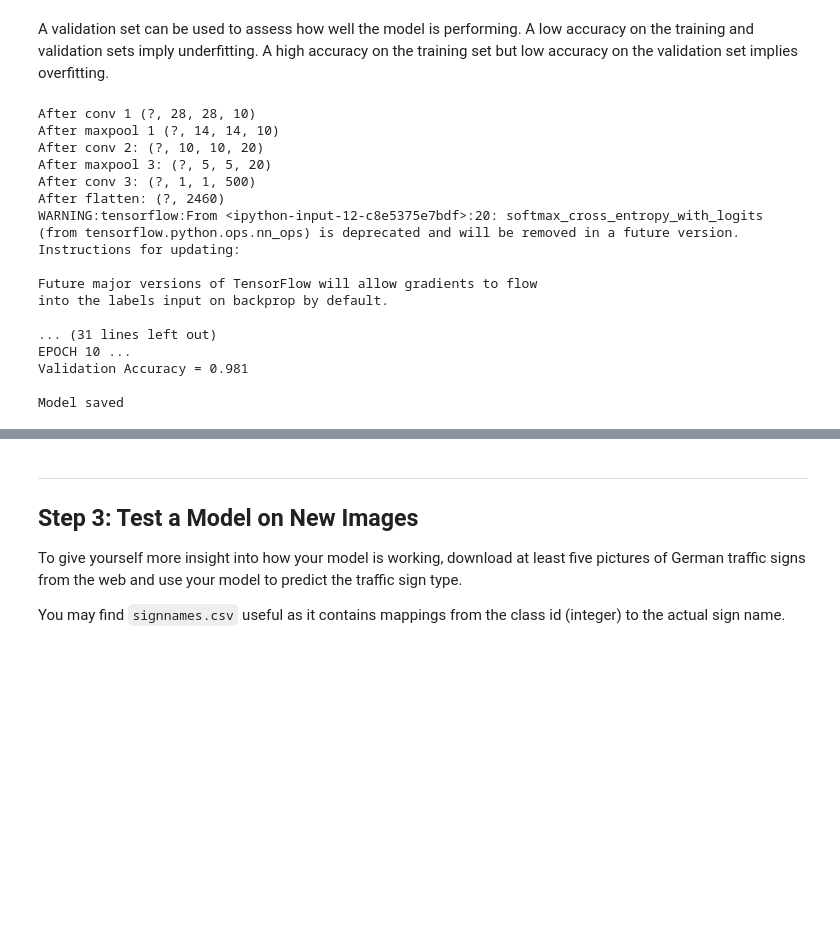
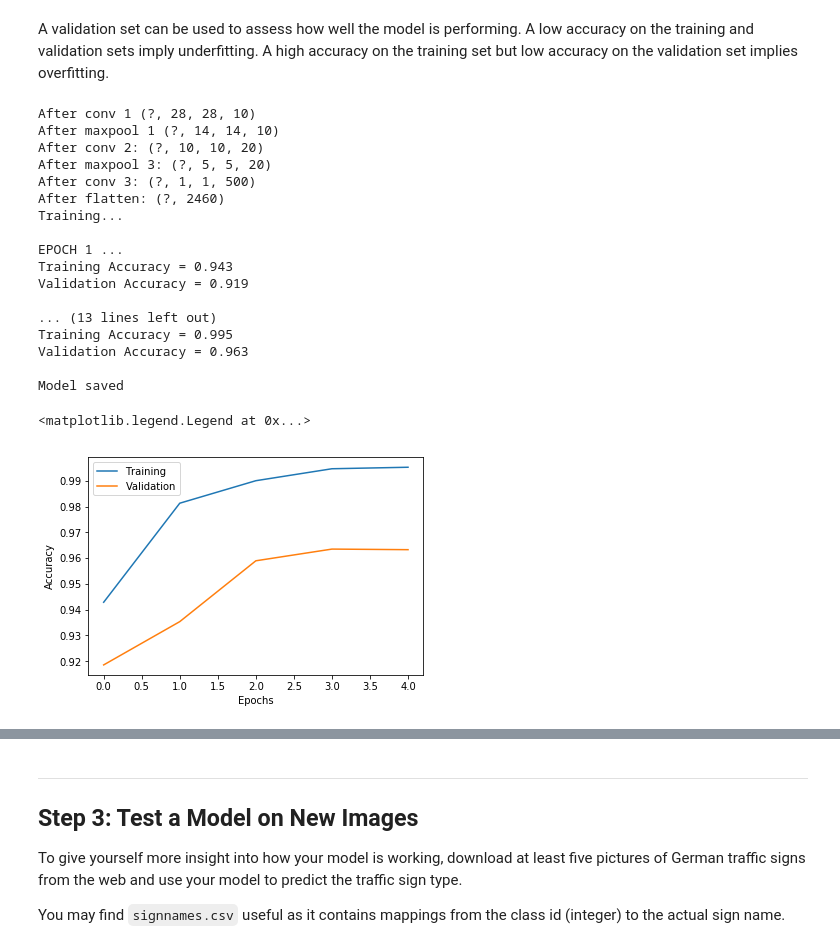
Before and after one commit to jjw2/SDC_Term1_P2, a Jupyter notebook: Traffic_Sign_Classifier.ipynb, the cells around one changed output, grey strips where cells are left out. Cells and saved outputs as stored; diff of their text form; code cells hidden in the pictures; blank space fills up the shorter version.

```diff
--- a/Traffic_Sign_Classifier.ipynb
+++ b/Traffic_Sign_Classifier.ipynb
@@ -432,17 +408,14 @@ def covnet(x):
 A validation set can be used to assess how well the model is performing. A low accuracy on the training and validation
 sets imply underfitting. A high accuracy on the training set but low accuracy on the validation set implies overfitting.
 # %%
-### Train your model here.
-### Calculate and report the accuracy on the training and validation set.
-### Once a final model architecture is selected,
-### the accuracy on the test set should be calculated and reported as well.
-### Feel free to use as many code cells as needed.
-
 from sklearn.utils import shuffle
 
-EPOCHS = 10
+
+# Set up parameters for training
+EPOCHS = 5
 BATCH_SIZE = 128
 LEARN_RATE = 0.0008
+
 
 x = tf.placeholder(tf.float32, (None, img_shp[0], img_shp[1], 1))
 y = tf.placeholder(tf.float32, (None))
@@ -457,11 +430,11 @@ optimizer = tf.train.AdamOptimizer(learning_rate = LEARN_RATE)
 training_operation = optimizer.minimize(loss_operation)
 
 
-
 correct_prediction = tf.equal(tf.argmax(logits, 1), tf.argmax(one_hot_y, 1))
 accuracy_operation = tf.reduce_mean(tf.cast(correct_prediction, tf.float32))
 saver = tf.train.Saver()
 
+# Helper function for evaluating accruacy
 def evaluate(X_data, y_data):
     num_examples = len(X_data)
     total_accuracy = 0
@@ -472,7 +445,12 @@ def evaluate(X_data, y_data):
         total_accuracy += (accuracy * len(batch_x))
     return total_accuracy / num_examples
 
+# Variables for plotting a learning curve across epochs
+training_accuracy = np.zeros(EPOCHS)
+validation_accuracy = np.zeros(EPOCHS)
 
+
+# Start the session and train
 with tf.Session() as sess:
     sess.run(tf.global_variables_initializer())
     num_examples = len(X_train)
@@ -481,16 +459,17 @@ with tf.Session() as sess:
     print()
     for i in range(EPOCHS):
         X_train, y_train = shuffle(X_train, y_train)
-        #optimizer = tf.train.AdamOptimizer(learning_rate = LEARN_RATE*0.8)
-        #training_operation = optimizer.minimize(loss_operation)
         for offset in range(0, num_examples, BATCH_SIZE):
             end = offset + BATCH_SIZE
             batch_x, batch_y = X_train[offset:end], y_train[offset:end]
             sess.run(training_operation, feed_dict={x: batch_x, y: batch_y, keep: (1.0, 1.0, 0.5, 1.0)})
 
-        validation_accuracy = evaluate(X_valid, y_valid)
+        training_accuracy[i] = evaluate(X_train, y_train)
+        validation_accuracy[i] = evaluate(X_valid, y_valid)
+
         print("EPOCH {} ...".format(i+1))
-        print("Validation Accuracy = {:.3f}".format(validation_accuracy))
+        print("Training Accuracy = {:.3f}".format(training_accuracy[i]))
+        print("Validation Accuracy = {:.3f}".format(validation_accuracy[i]))
         print()
 
     saver.save(sess, './lenet')
@@ -503,17 +482,30 @@ After conv 2: (?, 10, 10, 20)
 After maxpool 3: (?, 5, 5, 20)
 After conv 3: (?, 1, 1, 500)
 After flatten: (?, 2460)
-WARNING:tensorflow:From <ipython-input-12-c8e5375e7bdf>:20: softmax_cross_entropy_with_logits (from tensorflow.python.ops.nn_ops) is deprecated and will be removed in a future version.
-Instructions for updating:
+Training...
 
-Future major versions of TensorFlow will allow gradients to flow
-into the labels input on backprop by default.
+EPOCH 1 ...
+Training Accuracy = 0.943
+Validation Accuracy = 0.919
 
-... (31 lines left out)
-EPOCH 10 ...
-Validation Accuracy = 0.981
+... (13 lines left out)
+Training Accuracy = 0.995
+Validation Accuracy = 0.963
 
 Model saved
+# %%
+# Plot training curve
+plt.figure()
+
+plt.plot(training_accuracy)
+plt.plot(validation_accuracy)
+
+plt.xlabel('Epochs')
+plt.ylabel('Accuracy')
+plt.legend(['Training', 'Validation'])
+# %% [output]
+<matplotlib.legend.Legend at 0x...>
+[figure, added]
 # %%
 # Check test accuracy
 with tf.Session() as sess:
```
Also changed, not shown: parts of 11 cells of this notebook.
